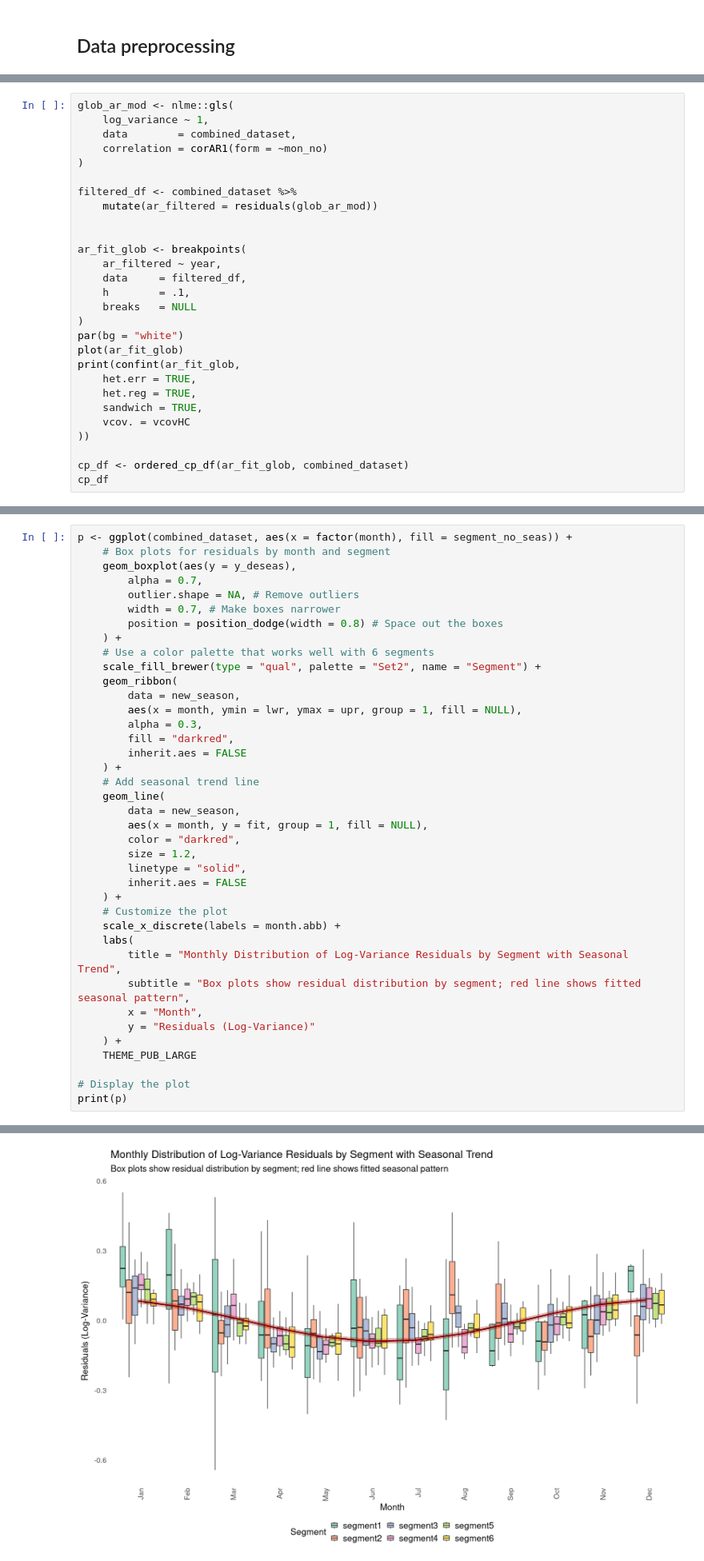
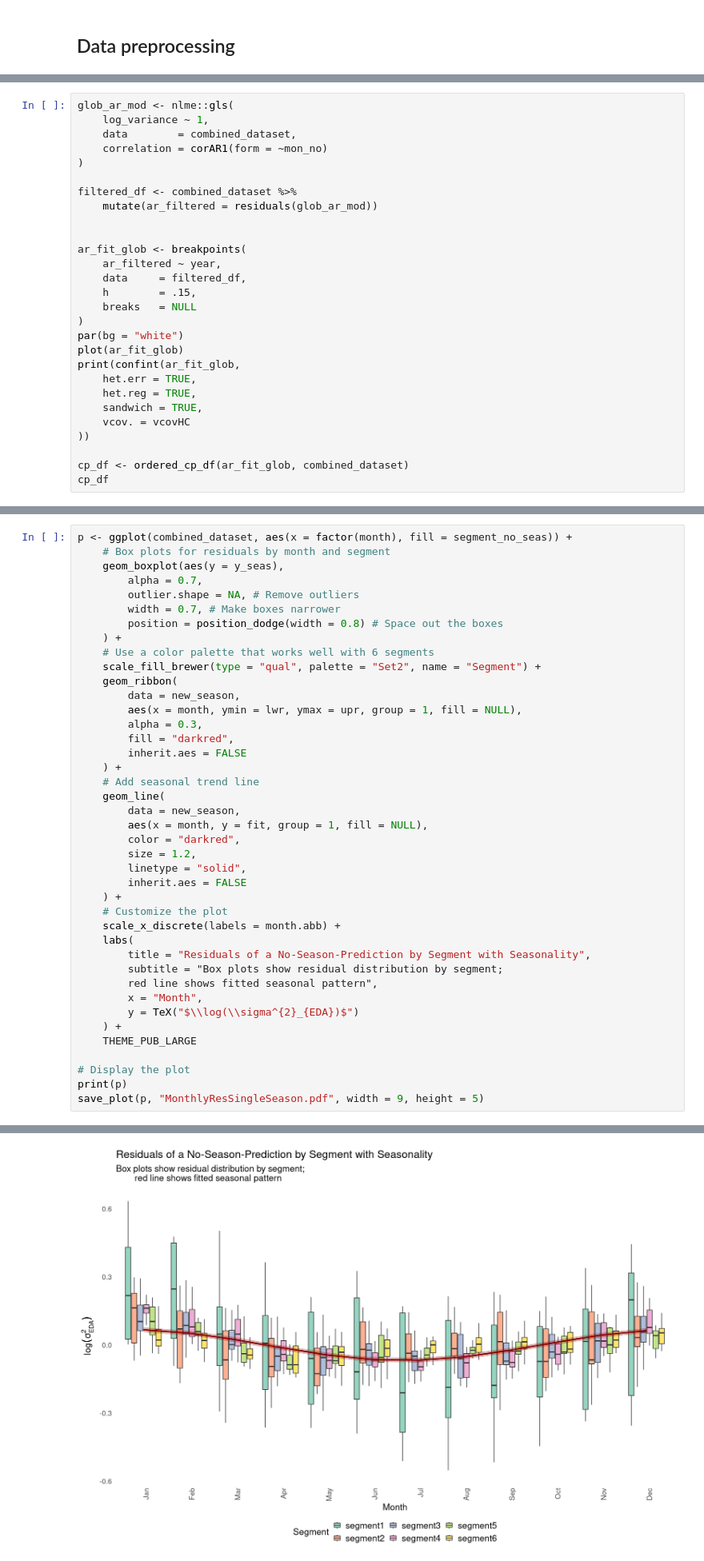
Before and after one commit to hschoeller/wp22a, a Jupyter notebook: notebooks/ChangePoints.ipynb, the cells around one changed output, grey strips where cells are left out. Shown at 80% size. Saved outputs shown, nothing was run; the diff lists cells and outputs as text.

```diff
--- a/notebooks/ChangePoints.ipynb
+++ b/notebooks/ChangePoints.ipynb
@@ -140,7 +140,7 @@ filtered_df <- combined_dataset %>%
 ar_fit_glob <- breakpoints(
     ar_filtered ~ year,
     data     = filtered_df,
-    h        = .1,
+    h        = .15,
     breaks   = NULL
 )
 par(bg = "white")
@@ -313,7 +319,7 @@ new_season <- tibble(
 # %%
 p <- ggplot(combined_dataset, aes(x = factor(month), fill = segment_no_seas)) +
     # Box plots for residuals by month and segment
-    geom_boxplot(aes(y = y_deseas),
+    geom_boxplot(aes(y = y_seas),
         alpha = 0.7,
         outlier.shape = NA, # Remove outliers
         width = 0.7, # Make boxes narrower
@@ -340,13 +346,15 @@ p <- ggplot(combined_dataset, aes(x = factor(month), fill = segment_no_seas)) +
     # Customize the plot
     scale_x_discrete(labels = month.abb) +
     labs(
-        title = "Monthly Distribution of Log-Variance Residuals by Segment with Seasonal Trend",
-        subtitle = "Box plots show residual distribution by segment; red line shows fitted seasonal pattern",
+        title = "Residuals of a No-Season-Prediction by Segment with Seasonality",
+        subtitle = "Box plots show residual distribution by segment;
+        red line shows fitted seasonal pattern",
         x = "Month",
-        y = "Residuals (Log-Variance)"
+        y = TeX("$\\log(\\sigma^{2}_{EDA})$")
     ) +
     THEME_PUB_LARGE
 
 # Display the plot
 print(p)
+save_plot(p, "MonthlyResSingleSeason.pdf", width = 9, height = 5)
 # %% [output]
@@ -353,4 +363,4 @@ print(p)
-[figure, old version]
+[figure, new version]
 # %% [markdown]
 **The above shows that it is crucial to allow the seasonal cycle to vary between segments! See also the last section in this notebook**
 # %%
```
Also changed, not shown: parts of 22 cells of this notebook, 9 other files.
